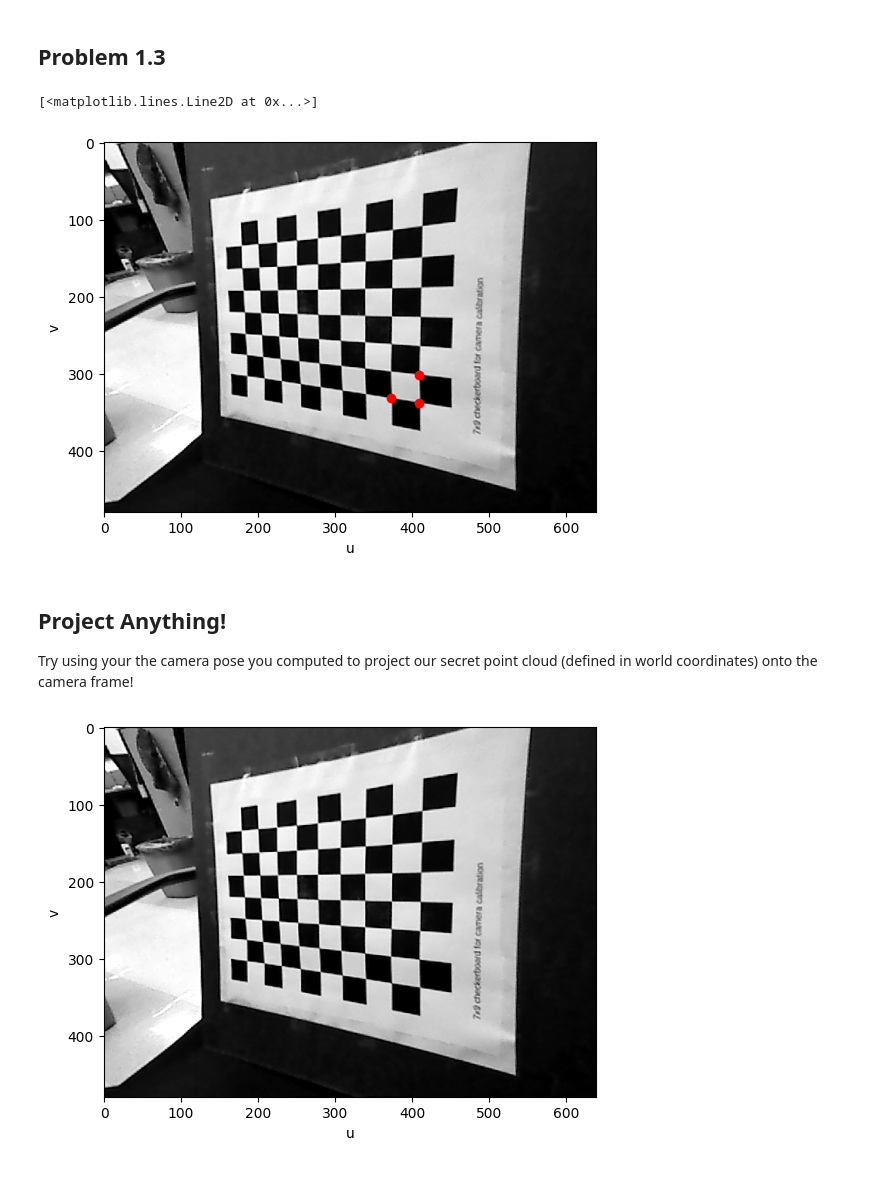
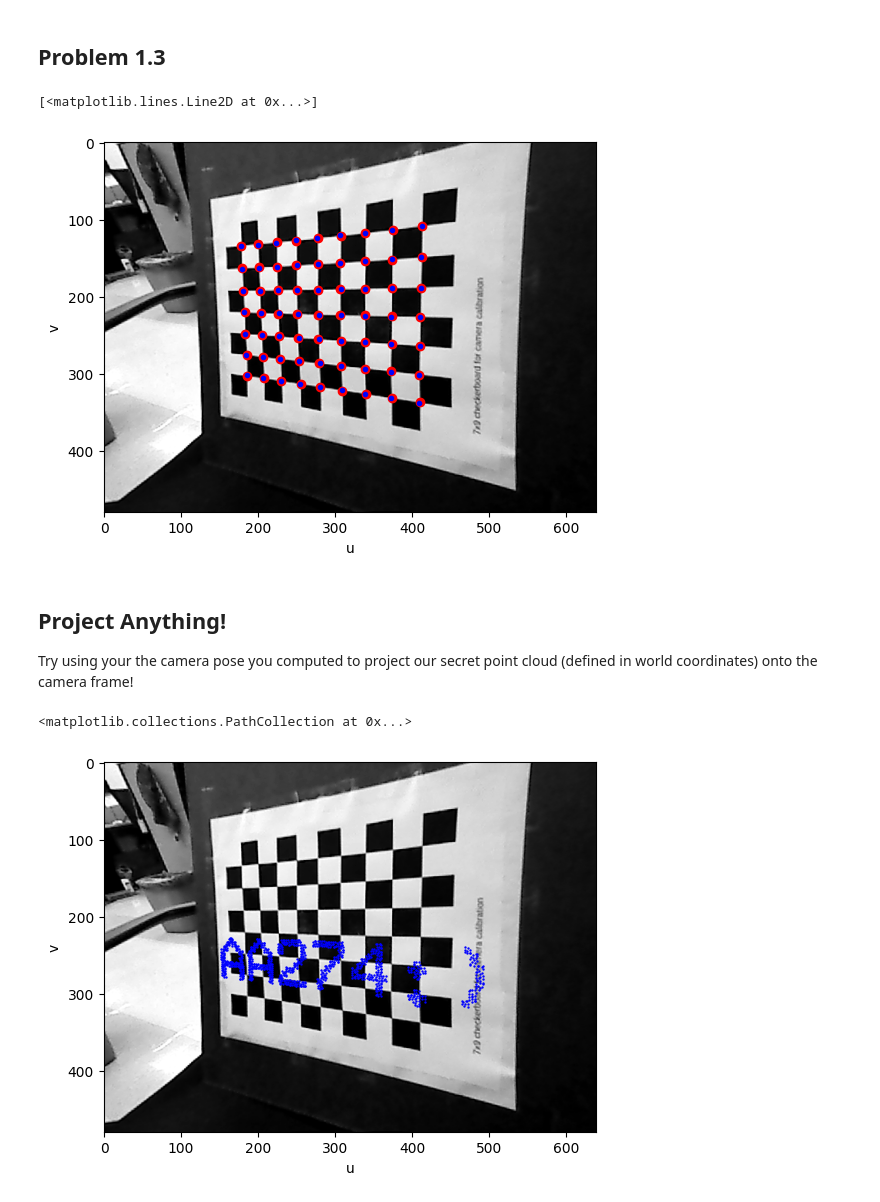
Before and after one commit to phillian-sp/AA274a-HW3, a Jupyter notebook: p1_extrinsics.ipynb, the cells around one changed output. Saved outputs shown, nothing was run; the diff lists cells and outputs as text; code cells hidden in the pictures.

```diff
--- a/p1_extrinsics.ipynb
+++ b/p1_extrinsics.ipynb
@@ -147,25 +147,27 @@ ax.set_ylabel("v")
 
 world_coords = np.hstack((X.reshape(-1, 1) * SQUARE_SIZE, Y.reshape(-1,1) * SQUARE_SIZE, np.zeros((ncorners_x * ncorners_y, 1))))
 uv = transform_world_to_camera(K, R, t, world_coords)
-
+ax.plot(corners[:, 0, 0], corners[:, 0, 1], 'ro')
+ax.plot(uv[:, 0], uv[:, 1], 'b.')
 # --------- YOUR CODE ENDS HERE -----------------
 # %% [output]
 [<matplotlib.lines.Line2D at 0x...>]
-[figure, old version]
+[figure, new version]
 # %% [markdown]
 ## Project Anything!
 Try using your the camera pose you computed to project our secret point cloud (defined in world coordinates) onto the camera frame!
 # %%
 ax = plt.subplot()
 ax.imshow(image, cmap="gray")
 ax.set_xlabel("u")
 ax.set_ylabel("v")
 
 # Load the secrect point cloud from file!
 point_cloud_secret = np.load("p1_data/secret.npy")
 
 # NOTE: Uncomment the lines below when you've finished everything else!
-# uv_secret = transform_world_to_camera(K, R, t, point_cloud_secret)
-# ax.scatter(uv_secret[:, 0], uv_secret[:, 1], s=0.5, c="b")
+uv_secret = transform_world_to_camera(K, R, t, point_cloud_secret)
+ax.scatter(uv_secret[:, 0], uv_secret[:, 1], s=0.5, c="b")
 # %% [output]
+<matplotlib.collections.PathCollection at 0x...>
-[figure, old version]
+[figure, new version]
```
Also changed, not shown: parts of 1 cell of this notebook.
